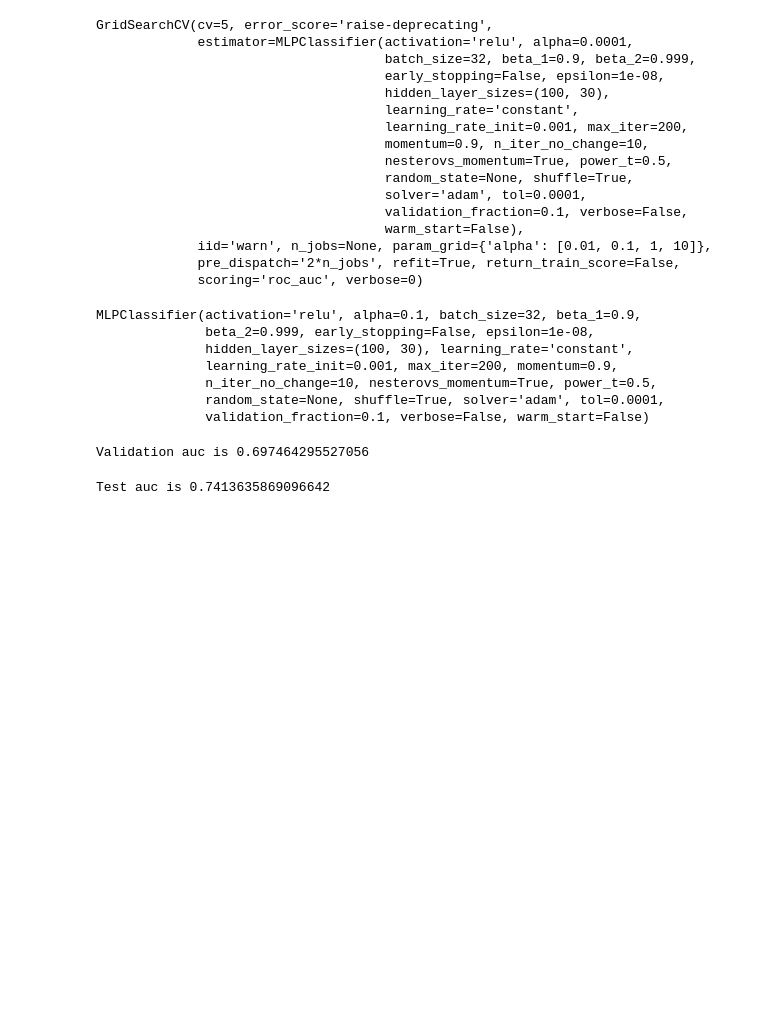
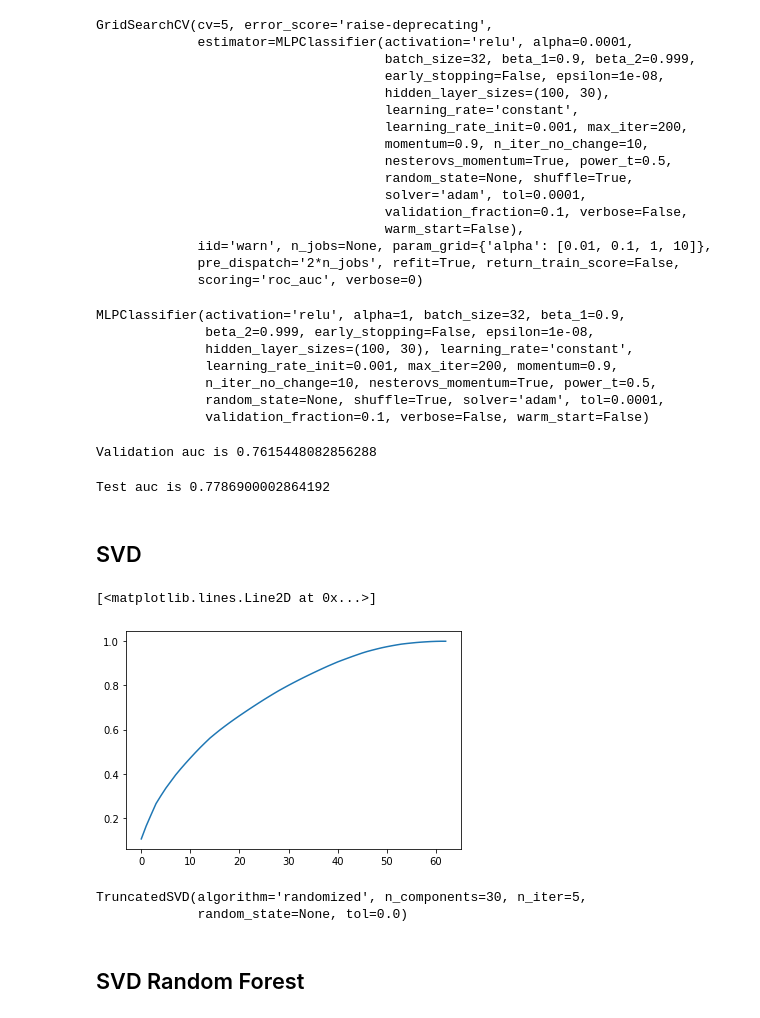
Before and after one commit to tong-jin-nyu/predicting-addiction-to-long-term-opioid-therapy, a Jupyter notebook: Model.ipynb, the cells around one changed output. Saved outputs shown, nothing was run; the diff lists cells and outputs as text; code cells hidden in the pictures; blank space fills up the shorter version.

```diff
--- a/Model.ipynb
+++ b/Model.ipynb
@@ -168,7 +168,7 @@ Test auc is 0.7563087872430401
 parameters_mlp = {'alpha' : [0.01, 0.1, 1, 10]}
 mlp = MLPClassifier(hidden_layer_sizes = (100, 30), batch_size = 32)
 clf_mlp = GridSearchCV(mlp, parameters_mlp, cv = 5, scoring = 'roc_auc')
-clf_mlp.fit(x_train.drop('id', axis = 1), y_train)
+clf_mlp.fit(scaled_x_train, y_train)
 # %% [output]
 GridSearchCV(cv=5, error_score='raise-deprecating',
              estimator=MLPClassifier(activation='relu', alpha=0.0001,
@@ -189,7 +189,7 @@ GridSearchCV(cv=5, error_score='raise-deprecating',
 # %%
 clf_mlp.best_estimator_
 # %% [output]
-MLPClassifier(activation='relu', alpha=0.1, batch_size=32, beta_1=0.9,
+MLPClassifier(activation='relu', alpha=1, batch_size=32, beta_1=0.9,
               beta_2=0.999, early_stopping=False, epsilon=1e-08,
               hidden_layer_sizes=(100, 30), learning_rate='constant',
               learning_rate_init=0.001, max_iter=200, momentum=0.9,
@@ -199,9 +199,18 @@ MLPClassifier(activation='relu', alpha=0.1, batch_size=32, beta_1=0.9,
 # %%
 print('Validation auc is ' + str(clf_mlp.best_score_ ))
 # %% [output]
-Validation auc is 0.697464295527056
+Validation auc is 0.7615448082856288
 # %%
-test_auc_mlp = roc_auc_score(y_test, clf_mlp.predict_proba(x_test.drop('id', axis = 1))[:, 1])
+test_auc_mlp = roc_auc_score(y_test, clf_mlp.predict_proba(scaled_x_test)[:, 1])
 print('Test auc is ' + str(test_auc_mlp))
 # %% [output]
-Test auc is 0.7413635869096642
+Test auc is 0.7786900002864192
+# %% [markdown]
+## SVD
+# %%
+U, sig, Vt = np.linalg.svd(scaled_x_train)
+# %%
+plt.plot(np.cumsum(sig**2)/np.sum(sig**2))
+# %% [output]
+[<matplotlib.lines.Line2D at 0x...>]
+[figure, added]
@@ -207,0 +219,6 @@ Test auc is 0.7413635869096642
+# %%
+svd = TruncatedSVD(n_components = 30)
+svd.fit(scaled_x_train)
+# %% [output]
+TruncatedSVD(algorithm='randomized', n_components=30, n_iter=5,
+             random_state=None, tol=0.0)
@@ -207,0 +232,2 @@ Test auc is 0.7413635869096642
+# %% [markdown]
+## SVD Random Forest
```
Also changed, not shown: parts of 77 cells of this notebook.
